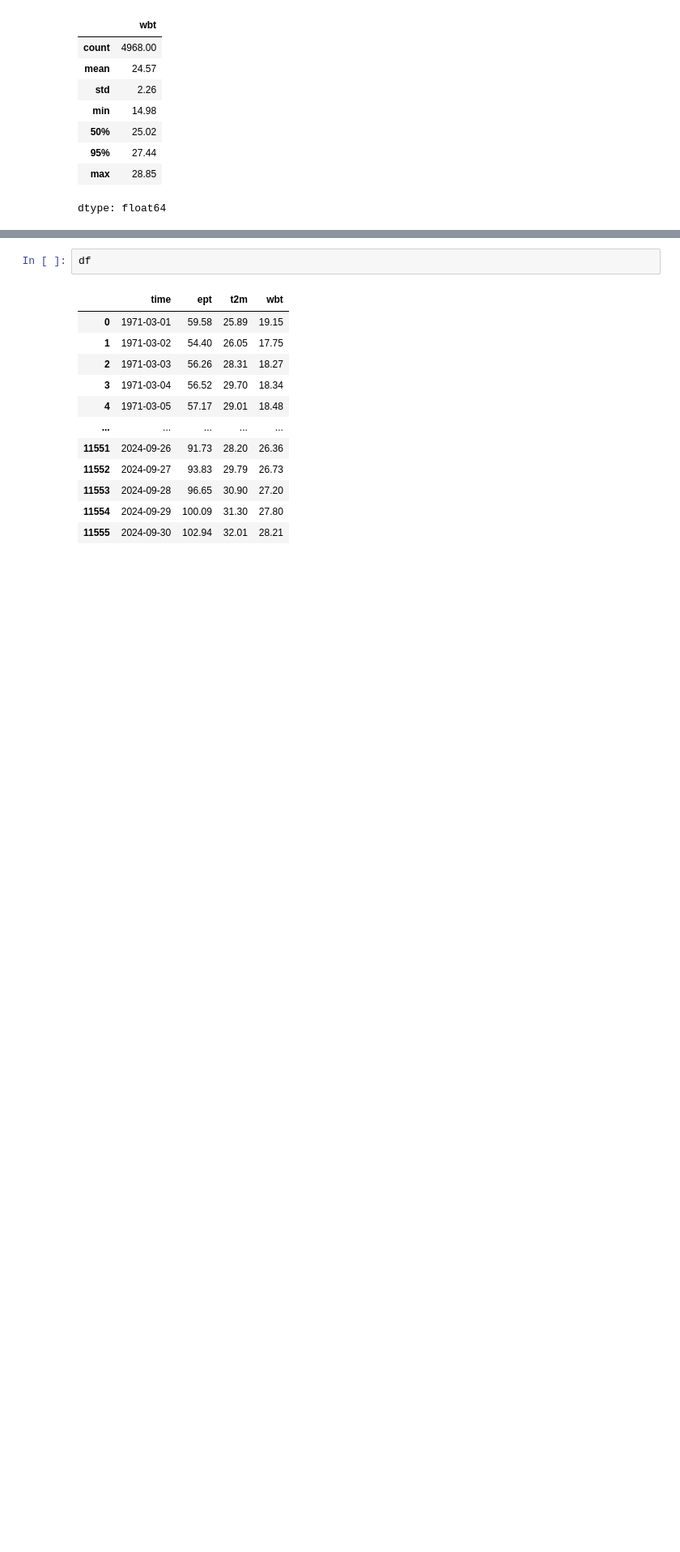
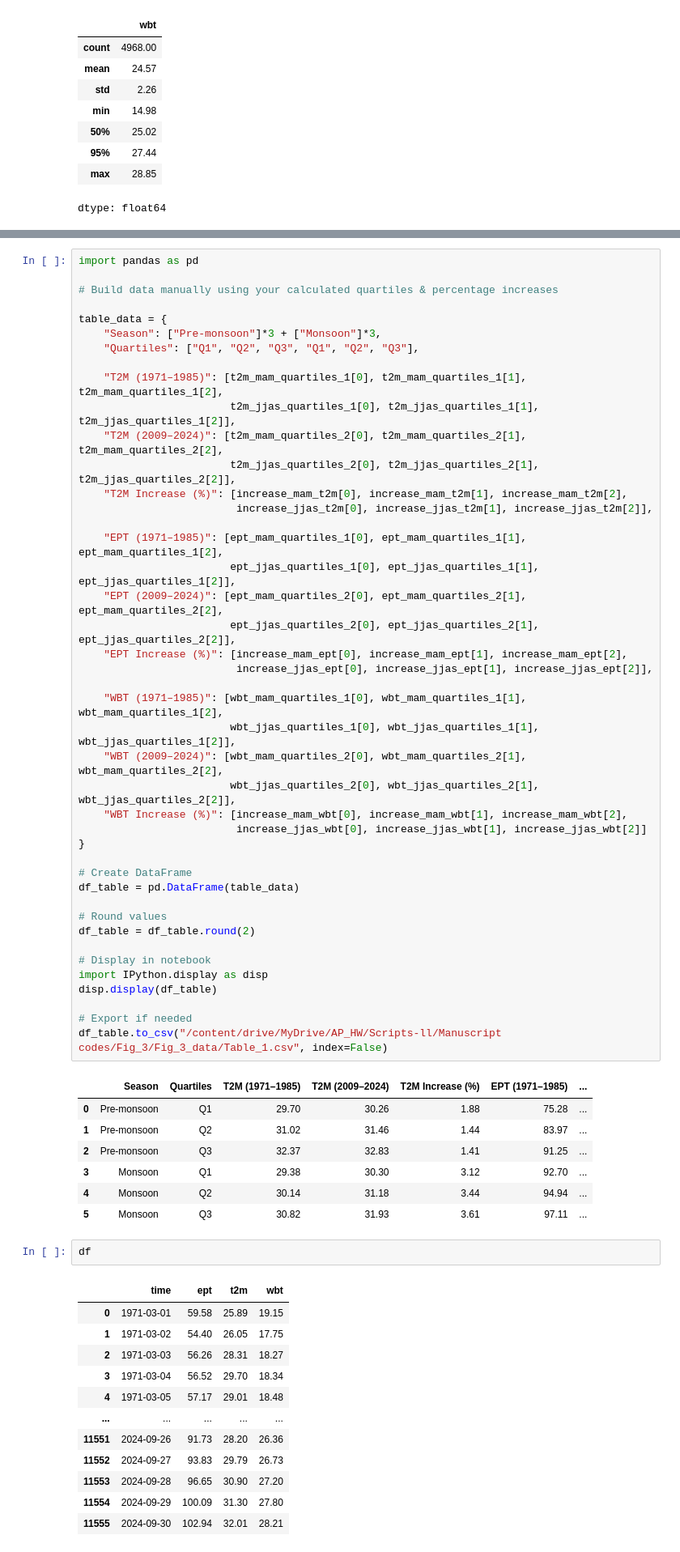
Before and after one commit to ti-sanjid/Codes-and-figures-for-Heatwaves-Over-Bangladesh-Long-Term-Trends-and-Contributing-Factors, a Jupyter notebook: All_codes/Fig_3/Fig_3+Table_1_probability_density_functions.ipynb, the cells around one changed output, grey strips where cells are left out. Shown at 81% size. Saved outputs shown, nothing was run; the diff lists cells and outputs as text; blank space fills up the shorter version.

Commit message:
Version_2_notebooks_and_figures

```diff
--- a/All_codes/Fig_3/Fig_3+Table_1_probability_density_functions.ipynb
+++ b/All_codes/Fig_3/Fig_3+Table_1_probability_density_functions.ipynb
@@ -437,6 +459,57 @@ EPT Percentile monsoon Increase   : 25th:+4.50%, 50th:+4.19%, 75th:+3.81%
 WBT Percentile monsoon (1971-1985): 25th:26.32, 50th:26.68, 75th:27.02
 WBT Percentile monsoon (2009-2024): 25th:27.07, 50th:27.41, 75th:27.72
 WBT Percentile monsoon Increase   : 25th:+2.85%, 50th:+2.73%, 75th:+2.57%
+# %%
+import pandas as pd
+
+# Build data manually using your calculated quartiles & percentage increases
+
+table_data = {
+    "Season": ["Pre-monsoon"]*3 + ["Monsoon"]*3,
+    "Quartiles": ["Q1", "Q2", "Q3", "Q1", "Q2", "Q3"],
+
+    "T2M (1971–1985)": [t2m_mam_quartiles_1[0], t2m_mam_quartiles_1[1], t2m_mam_quartiles_1[2],
+                        t2m_jjas_quartiles_1[0], t2m_jjas_quartiles_1[1], t2m_jjas_quartiles_1[2]],
+    "T2M (2009–2024)": [t2m_mam_quartiles_2[0], t2m_mam_quartiles_2[1], t2m_mam_quartiles_2[2],
+                        t2m_jjas_quartiles_2[0], t2m_jjas_quartiles_2[1], t2m_jjas_quartiles_2[2]],
+    "T2M Increase (%)": [increase_mam_t2m[0], increase_mam_t2m[1], increase_mam_t2m[2],
+                         increase_jjas_t2m[0], increase_jjas_t2m[1], increase_jjas_t2m[2]],
+
+    "EPT (1971–1985)": [ept_mam_quartiles_1[0], ept_mam_quartiles_1[1], ept_mam_quartiles_1[2],
+                        ept_jjas_quartiles_1[0], ept_jjas_quartiles_1[1], ept_jjas_quartiles_1[2]],
+    "EPT (2009–2024)": [ept_mam_quartiles_2[0], ept_mam_quartiles_2[1], ept_mam_quartiles_2[2],
+                        ept_jjas_quartiles_2[0], ept_jjas_quartiles_2[1], ept_jjas_quartiles_2[2]],
+    "EPT Increase (%)": [increase_mam_ept[0], increase_mam_ept[1], increase_mam_ept[2],
+                         increase_jjas_ept[0], increase_jjas_ept[1], increase_jjas_ept[2]],
+
+    "WBT (1971–1985)": [wbt_mam_quartiles_1[0], wbt_mam_quartiles_1[1], wbt_mam_quartiles_1[2],
+                        wbt_jjas_quartiles_1[0], wbt_jjas_quartiles_1[1], wbt_jjas_quartiles_1[2]],
+    "WBT (2009–2024)": [wbt_mam_quartiles_2[0], wbt_mam_quartiles_2[1], wbt_mam_quartiles_2[2],
+                        wbt_jjas_quartiles_2[0], wbt_jjas_quartiles_2[1], wbt_jjas_quartiles_2[2]],
+    "WBT Increase (%)": [increase_mam_wbt[0], increase_mam_wbt[1], increase_mam_wbt[2],
+                         increase_jjas_wbt[0], increase_jjas_wbt[1], increase_jjas_wbt[2]]
+}
+
+# Create DataFrame
+df_table = pd.DataFrame(table_data)
+
+# Round values
+df_table = df_table.round(2)
+
+# Display in notebook
+import IPython.display as disp
+disp.display(df_table)
+
+# Export if needed
+df_table.to_csv("/content/drive/MyDrive/AP_HW/Scripts-ll/Manuscript codes/Fig_3/Fig_3_data/Table_1.csv", index=False)
+# %% [output]
+|  | Season | Quartiles | T2M (1971–1985) | T2M (2009–2024) | T2M Increase (%) | EPT (1971–1985) | ... |
+| 0 | Pre-monsoon | Q1 | 29.70 | 30.26 | 1.88 | 75.28 | ... |
+| 1 | Pre-monsoon | Q2 | 31.02 | 31.46 | 1.44 | 83.97 | ... |
+| 2 | Pre-monsoon | Q3 | 32.37 | 32.83 | 1.41 | 91.25 | ... |
+| 3 | Monsoon | Q1 | 29.38 | 30.30 | 3.12 | 92.70 | ... |
+| 4 | Monsoon | Q2 | 30.14 | 31.18 | 3.44 | 94.94 | ... |
+| 5 | Monsoon | Q3 | 30.82 | 31.93 | 3.61 | 97.11 | ... |
 # %%
 df
 # %% [output]
```
Also changed, not shown: parts of 19 cells of this notebook, 50 other files.
